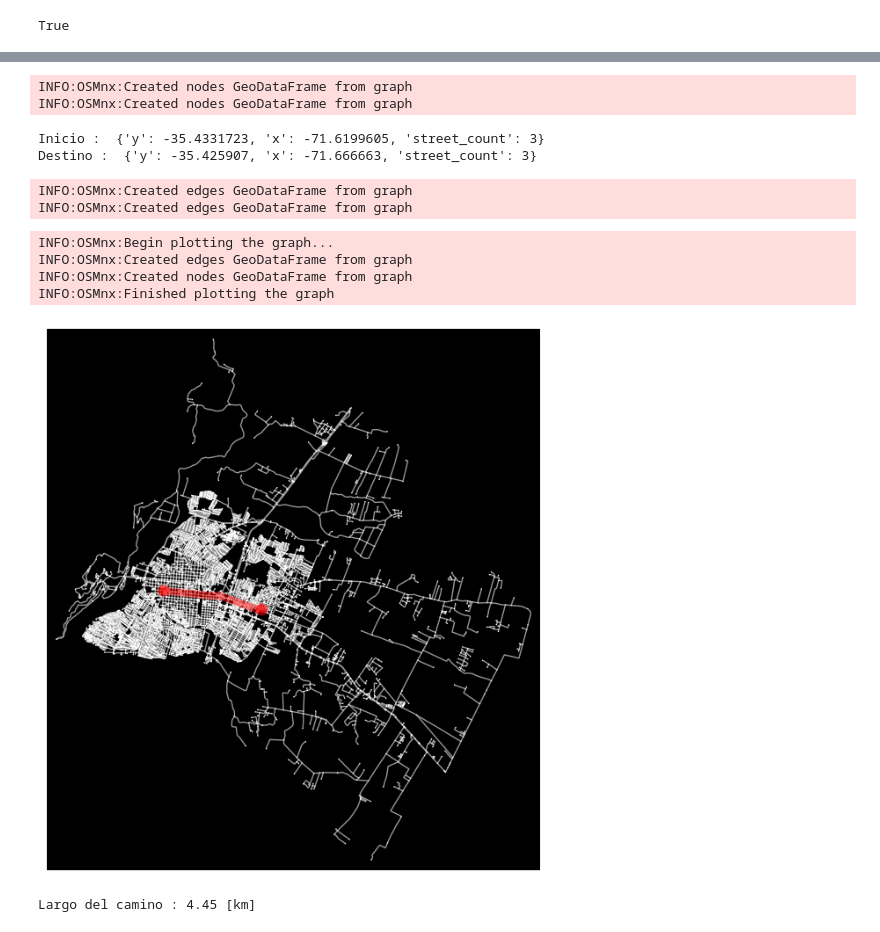
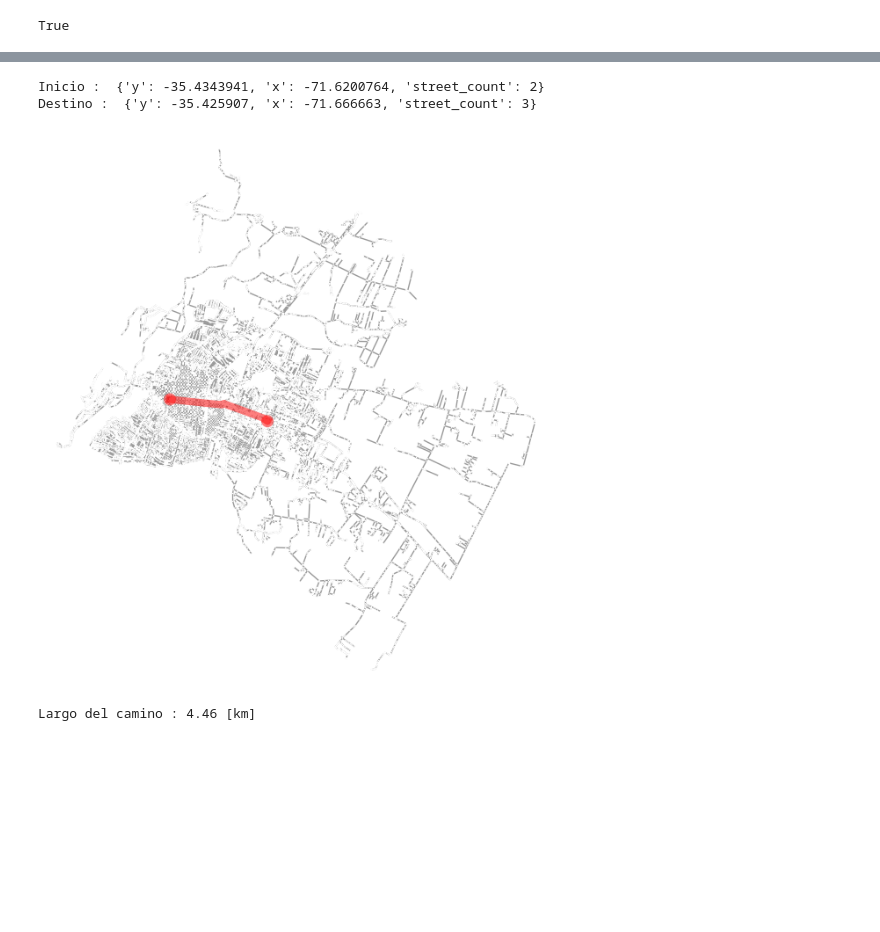
Before and after one commit to shernandez-ucm/estructuras_discretas, a Jupyter notebook: 5.-caminos_mas_cortos.ipynb, the cells around one changed output, grey strips where cells are left out. Drawn from its saved outputs; the diff is of its cells as text; code cells hidden in the pictures; blank space fills up the shorter version.

```diff
--- a/5.-caminos_mas_cortos.ipynb
+++ b/5.-caminos_mas_cortos.ipynb
@@ -30,7 +30,7 @@ import pandas as pd
 from IPython.display import display
 import matplotlib.pyplot as plt
 
-G=ox.graph_from_place('Talca,Chile',network_type='all', simplify=True)
+G=ox.graph_from_place('Talca,Chile',network_type='all', simplify=False)
 #ox.save_graphml(G, filename='talca_ciclovias.graphml')
 plt.figure(figsize=(15,4))
 ox.plot_graph(ox.project_graph(G),node_size=0, bgcolor='w')
@@ -85,27 +84,18 @@ dest=ox.distance.nearest_nodes(G,destination_point[1],destination_point[0])
 print('Inicio : ',G.nodes[orig])
 print('Destino : ',G.nodes[dest])
 # %% [output]
-INFO:OSMnx:Created nodes GeoDataFrame from graph
-INFO:OSMnx:Created nodes GeoDataFrame from graph
+Inicio :  {'y': -35.4343941, 'x': -71.6200764, 'street_count': 2}
+Destino :  {'y': -35.425907, 'x': -71.666663, 'street_count': 3}
-Inicio :  {'y': -35.4331723, 'x': -71.6199605, 'street_count': 3}
-Destino :  {'y': -35.425907, 'x': -71.666663, 'street_count': 3}
 # %%
 G = ox.add_edge_speeds(G)
 G = ox.add_edge_travel_times(G)
-# %% [output]
-INFO:OSMnx:Created edges GeoDataFrame from graph
-INFO:OSMnx:Created edges GeoDataFrame from graph
 # %%
 route = nx.shortest_path(G, orig, dest, weight='length')
-fig, ax = ox.plot_graph_route(G, route, route_linewidth=6, node_size=1, bgcolor='k')
+fig, ax = ox.plot_graph_route(G, route, route_linewidth=6, node_size=1, bgcolor='w')
 # %% [output]
-INFO:OSMnx:Begin plotting the graph...
-INFO:OSMnx:Created edges GeoDataFrame from graph
-INFO:OSMnx:Created nodes GeoDataFrame from graph
-INFO:OSMnx:Finished plotting the graph
-[figure, old version]
+[figure, new version]
 # %%
 path_weight_km=nx.shortest_path_length(G,source=orig,target=dest,weight='length')/1000.
 print('Largo del camino : {0:2.2f} [km] '.format(path_weight_km))
 # %% [output]
-Largo del camino : 4.45 [km]
+Largo del camino : 4.46 [km]
```
Also changed, not shown: parts of 8 cells of this notebook.
